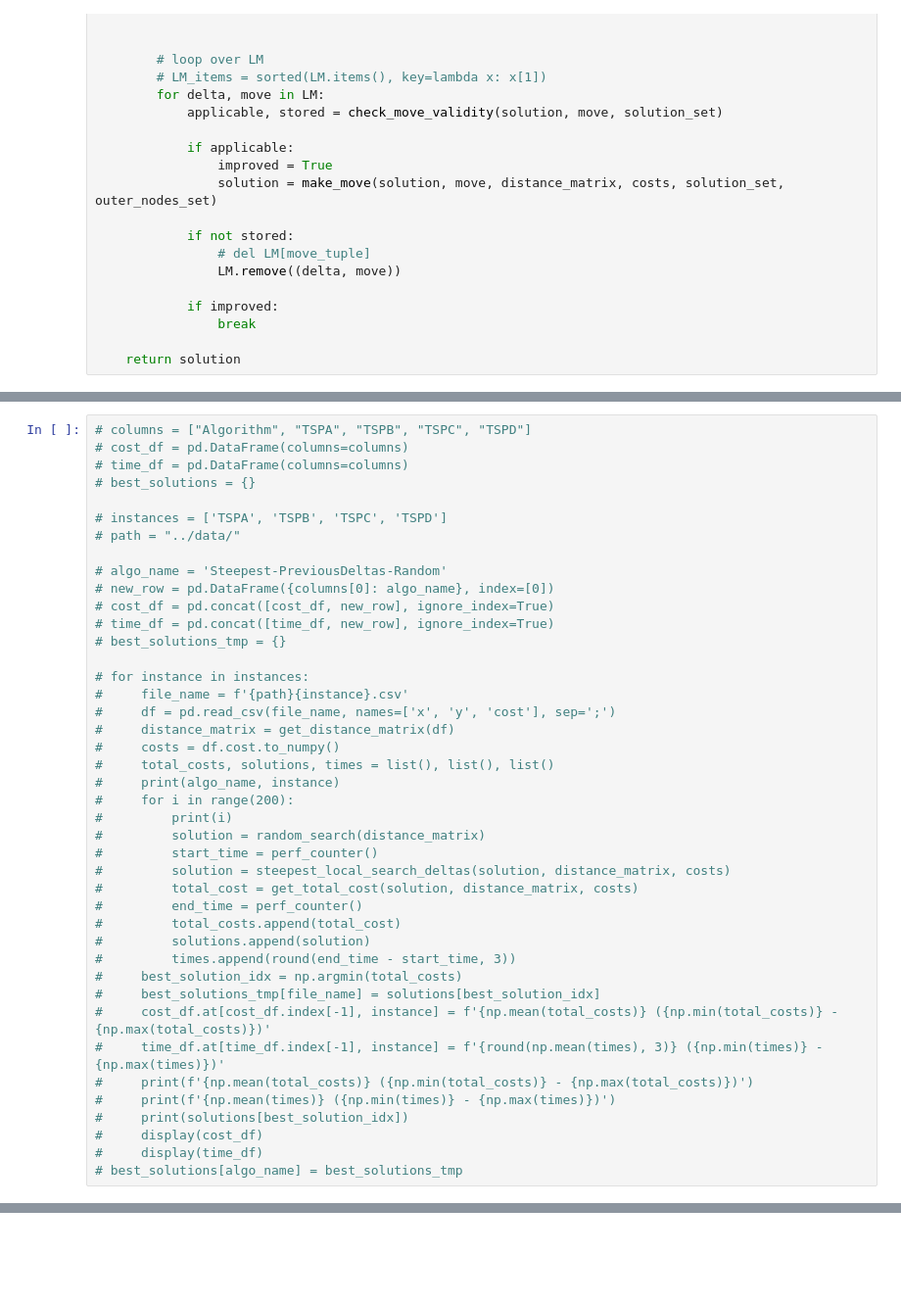
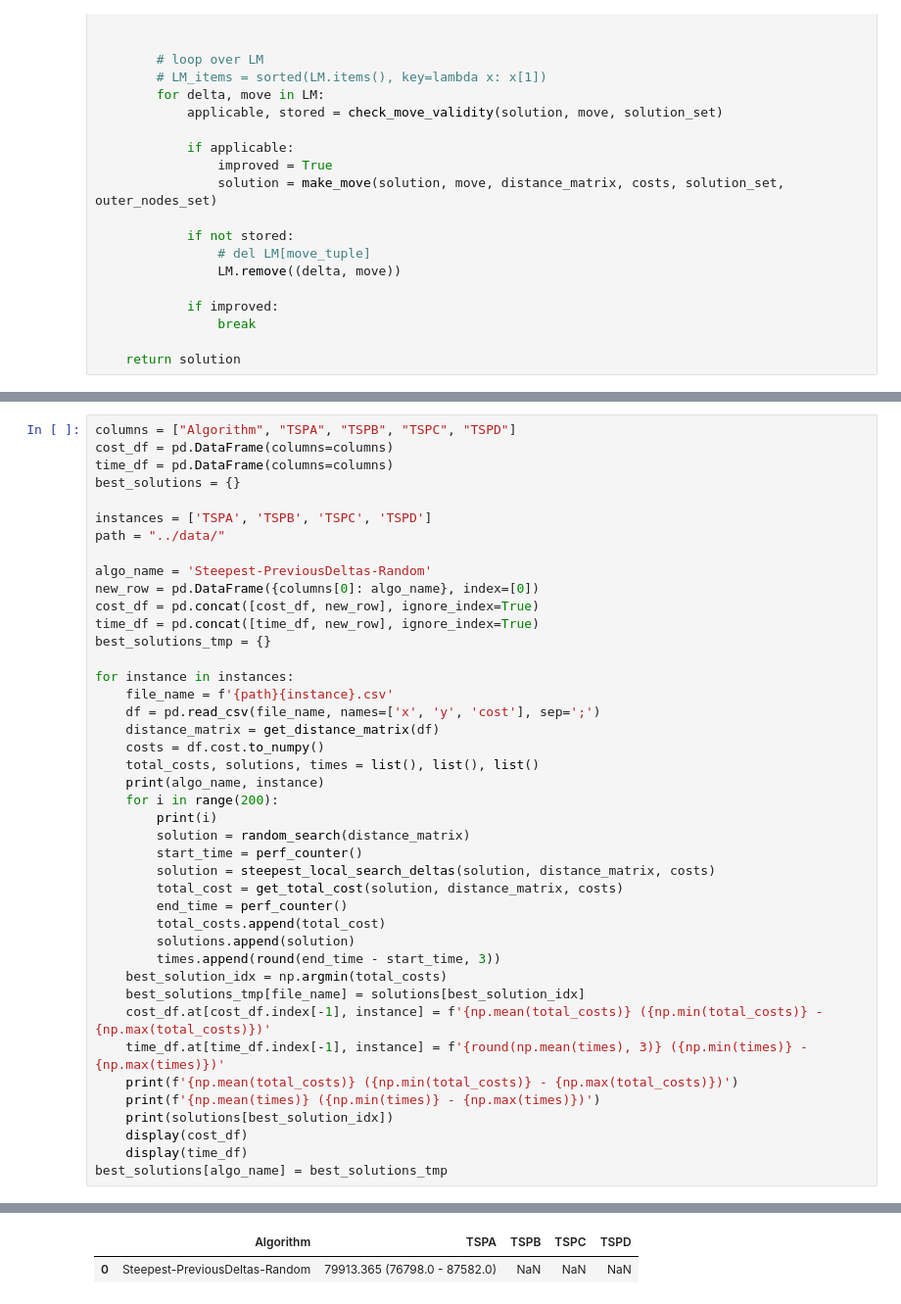
Before and after one commit to aksenyuk/evolutionary-computation, a Jupyter notebook: previous-iterations-deltas-local-search/previous-iterations-deltas-local-search.ipynb, the cells around one changed output, grey strips where cells are left out. Shown at 98% size. Cells and saved outputs as stored; diff of their text form; blank space fills up the shorter version.

Commit message:
run deltas

```diff
--- a/previous-iterations-deltas-local-search/previous-iterations-deltas-local-search.ipynb
+++ b/previous-iterations-deltas-local-search/previous-iterations-deltas-local-search.ipynb
@@ -290,42 +286,43 @@ get_total_cost(new_solution, distance_matrix, costs)
 # %%
-# columns = ["Algorithm", "TSPA", "TSPB", "TSPC", "TSPD"]
-# cost_df = pd.DataFrame(columns=columns)
-# time_df = pd.DataFrame(columns=columns)
-# best_solutions = {}
+columns = ["Algorithm", "TSPA", "TSPB", "TSPC", "TSPD"]
+cost_df = pd.DataFrame(columns=columns)
+time_df = pd.DataFrame(columns=columns)
+best_solutions = {}
 
-# instances = ['TSPA', 'TSPB', 'TSPC', 'TSPD']
-# path = "../data/"
+instances = ['TSPA', 'TSPB', 'TSPC', 'TSPD']
+path = "../data/"
 
-# algo_name = 'Steepest-PreviousDeltas-Random'
-# new_row = pd.DataFrame({columns[0]: algo_name}, index=[0])
-# cost_df = pd.concat([cost_df, new_row], ignore_index=True)
-# time_df = pd.concat([time_df, new_row], ignore_index=True)
-# best_solutions_tmp = {}
+algo_name = 'Steepest-PreviousDeltas-Random'
+new_row = pd.DataFrame({columns[0]: algo_name}, index=[0])
+cost_df = pd.concat([cost_df, new_row], ignore_index=True)
+time_df = pd.concat([time_df, new_row], ignore_index=True)
+best_solutions_tmp = {}
 
-# for instance in instances:
-#     file_name = f'{path}{instance}.csv'
-#     df = pd.read_csv(file_name, names=['x', 'y', 'cost'], sep=';')
-#     distance_matrix = get_distance_matrix(df)
-#     costs = df.cost.to_numpy()
-#     total_costs, solutions, times = list(), list(), list()
-#     print(algo_name, instance)
-#     for i in range(200):
-#         print(i)
-#         solution = random_search(distance_matrix)
-#         start_time = perf_counter()
-#         solution = steepest_local_search_deltas(solution, distance_matrix, costs)
-#         total_cost = get_total_cost(solution, distance_matrix, costs)
-#         end_time = perf_counter()
-#         total_costs.append(total_cost)
-#         solutions.append(solution)
-#         times.append(round(end_time - start_time, 3))
-#     best_solution_idx = np.argmin(total_costs)
-#     best_solutions_tmp[file_name] = solutions[best_solution_idx]
-#     cost_df.at[cost_df.index[-1], instance] = f'{np.mean(total_costs)} ({np.min(total_costs)} - {np.max(total_costs)})'
-#     time_df.at[time_df.index[-1], instance] = f'{round(np.mean(times), 3)} ({np.min(times)} - {np.max(times)})'
-#     print(f'{np.mean(total_costs)} ({np.min(total_costs)} - {np.max(total_costs)})')
-#     print(f'{np.mean(times)} ({np.min(times)} - {np.max(times)})')
-#     print(solutions[best_solution_idx])
-#     display(cost_df)
-#     display(time_df)
-# best_solutions[algo_name] = best_solutions_tmp
+for instance in instances:
+    file_name = f'{path}{instance}.csv'
+    df = pd.read_csv(file_name, names=['x', 'y', 'cost'], sep=';')
+    distance_matrix = get_distance_matrix(df)
+    costs = df.cost.to_numpy()
+    total_costs, solutions, times = list(), list(), list()
+    print(algo_name, instance)
+    for i in range(200):
+        print(i)
+        solution = random_search(distance_matrix)
+        start_time = perf_counter()
+        solution = steepest_local_search_deltas(solution, distance_matrix, costs)
+        total_cost = get_total_cost(solution, distance_matrix, costs)
+        end_time = perf_counter()
+        total_costs.append(total_cost)
+        solutions.append(solution)
+        times.append(round(end_time - start_time, 3))
+    best_solution_idx = np.argmin(total_costs)
+    best_solutions_tmp[file_name] = solutions[best_solution_idx]
+    cost_df.at[cost_df.index[-1], instance] = f'{np.mean(total_costs)} ({np.min(total_costs)} - {np.max(total_costs)})'
+    time_df.at[time_df.index[-1], instance] = f'{round(np.mean(times), 3)} ({np.min(times)} - {np.max(times)})'
+    print(f'{np.mean(total_costs)} ({np.min(total_costs)} - {np.max(total_costs)})')
+    print(f'{np.mean(times)} ({np.min(times)} - {np.max(times)})')
+    print(solutions[best_solution_idx])
+    display(cost_df)
+    display(time_df)
+best_solutions[algo_name] = best_solutions_tmp
+# %% [output]
@@ -331,0 +346,2 @@ get_total_cost(new_solution, distance_matrix, costs)
+|  | Algorithm | TSPA | TSPB | TSPC | TSPD |
+| 0 | Steepest-PreviousDeltas-Random | 79913.365 (76798.0 - 87582.0) | NaN | NaN | NaN |
```
Also changed, not shown: parts of 10 cells of this notebook, 4 other files.
